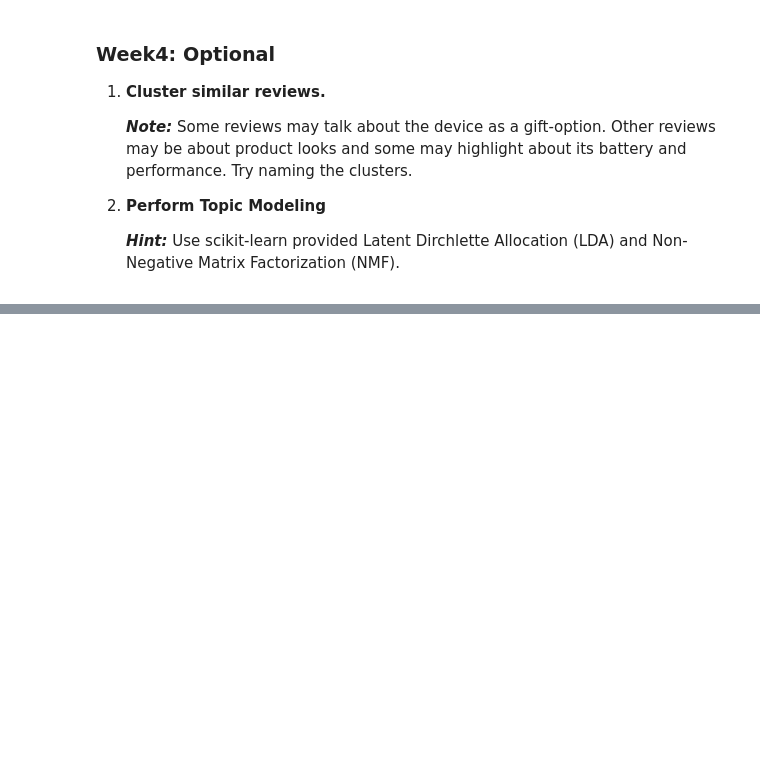
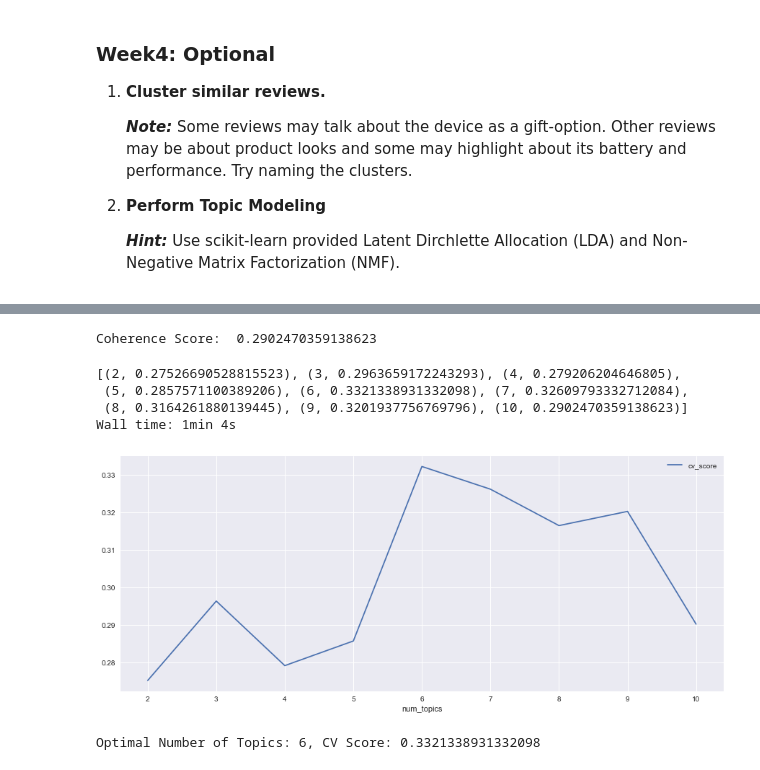
Before and after one commit to snbhattacharjya/Simplilearn, a Jupyter notebook: Capstone Project/E-commerce.ipynb, the cells around one changed output, grey strips where cells are left out. Cells and saved outputs as stored; diff of their text form; code cells hidden in the pictures; blank space fills up the shorter version.

```diff
--- a/Capstone Project/E-commerce.ipynb
+++ b/Capstone Project/E-commerce.ipynb
@@ -887,10 +917,10 @@ pprint(review_no_sw[:5], compact=True)
 # %%
 # Build a Dictionary - association word to numeric id
-dictionary = gensim.corpora.Dictionary(review_no_sw)
+dictionary = gensim.corpora.Dictionary(review_words)
 # Transform the collection of texts to a numerical form
-corpus = [dictionary.doc2bow(text) for text in review_no_sw]
+corpus = [dictionary.doc2bow(text) for text in review_words]
 # %%
-NUM_TOPICS = 12
+NUM_TOPICS = 10
 lda_model = gensim.models.LdaModel(corpus=corpus, num_topics=NUM_TOPICS, id2word=dictionary, random_state=1)
 # %%
 print("LDA Model:")
@@ -901,6 +949,15 @@ for idx in range(NUM_TOPICS):
+# %%
+# Compute Coherence Score
+coherence_model_lda = gensim.models.CoherenceModel(model=lda_model, texts=review_words,
+                                                   dictionary=dictionary, coherence='c_v')
+
+coherence_lda = coherence_model_lda.get_coherence()
+print('Coherence Score: ', coherence_lda)
+# %% [output]
+Coherence Score:  0.2902470359138623
 # %%
 %%time
-NUM_TOPICS = range(3,21)
+NUM_TOPICS = range(2,11)
 coherence_lda_scores = []
 best_coherence_score = 0
 best_lda_model = None
@@ -910,7 +967,7 @@ for topic in NUM_TOPICS:
     lda_model = gensim.models.LdaModel(corpus=corpus, num_topics=topic, id2word=dictionary, random_state=1)
 
     #Calculating the cohenrence score
-    coherence_model_lda = gensim.models.CoherenceModel(model=lda_model, texts=review_no_custom_sw,
+    coherence_model_lda = gensim.models.CoherenceModel(model=lda_model, texts=review_words,
                                                        dictionary=dictionary, coherence='c_v')
 
     #Collecting the score in tuple
@@ -922,6 +979,20 @@ for topic in NUM_TOPICS:
         best_coherence_score = score
 
 pprint(coherence_lda_scores, compact=True)
+# %% [output]
+[(2, 0.27526690528815523), (3, 0.2963659172243293), (4, 0.279206204646805),
+ (5, 0.2857571100389206), (6, 0.3321338931332098), (7, 0.32609793332712084),
+ (8, 0.3164261880139445), (9, 0.3201937756769796), (10, 0.2902470359138623)]
+Wall time: 1min 4s
+# %%
+cv_df = pd.DataFrame(coherence_lda_scores, columns=['num_topics', 'cv_score'])
+cv_df.plot(x='num_topics',figsize=(15,6))
+plt.show()
+# %% [output]
+[figure, added]
 # %%
-best_num_topic, best_cv_score = int(cv_df.iloc[np.argmax(cv_df['cv_score'])][0]), cv_df.iloc[np.argmax(cv_df['cv_score'])][1]
+best_num_topic = int(cv_df.iloc[np.argmax(cv_df['cv_score'])][0])
+best_cv_score =  cv_df.iloc[np.argmax(cv_df['cv_score'])][1]
 print("Optimal Number of Topics: {}, CV Score: {}".format(best_num_topic, best_cv_score))
+# %% [output]
+Optimal Number of Topics: 6, CV Score: 0.3321338931332098
```
Also changed, not shown: parts of 45 cells of this notebook, 1 other file.
